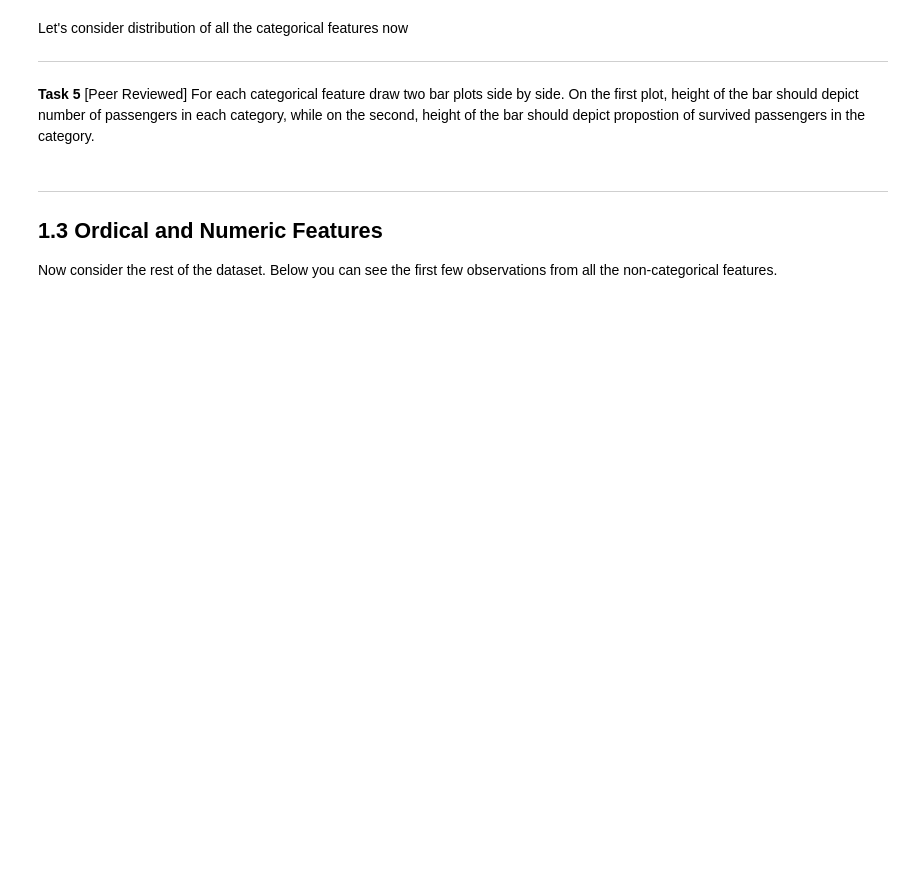
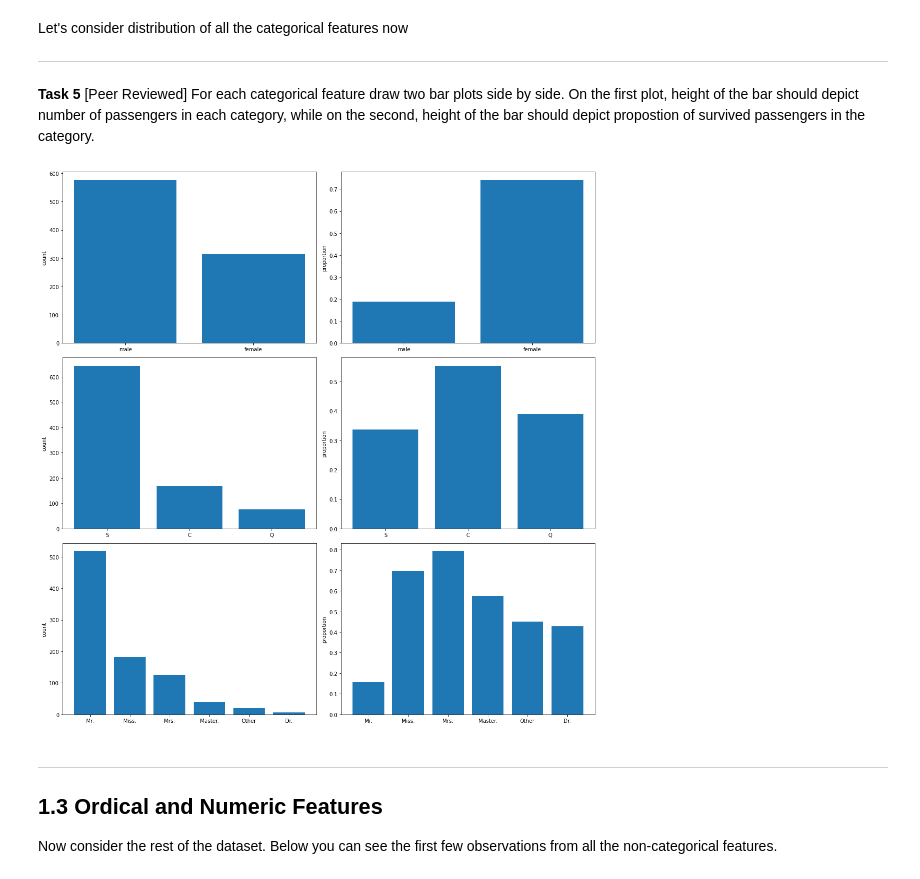
Before and after one commit to Gawainus/hse, a Jupyter notebook: mda_machine_learning/week4_graded/Week4.ipynb, the cells around one changed output. Drawn from its saved outputs; the diff is of its cells as text; code cells hidden in the pictures; blank space fills up the shorter version.

```diff
--- a/mda_machine_learning/week4_graded/Week4.ipynb
+++ b/mda_machine_learning/week4_graded/Week4.ipynb
@@ -99,2 +118,5 @@ raise NotImplementedError()
+# %%
+# YOUR CODE HERE
+titanic['Title'] = titanic.Name.str.extract(r'([a-zA-Z]+\.)')
 # %%
 print(titanic['Title'].value_counts())
@@ -110,3 +148,7 @@ raise NotImplementedError()
+# %%
+# YOUR CODE HERE
+proper_titles = titanic['Title'].value_counts()[titanic['Title'].value_counts() > 6].index.values
+titanic['Title'] = titanic['Title'].apply(lambda x: x if x in proper_titles else 'Other')
 # %%
 print(proper_titles)
 print()
@@ -121,2 +170,6 @@ raise NotImplementedError()
+# %%
+# YOUR CODE HERE
+# titanic.loc[:,titanic.dtypes == object]
+categ_columns = titanic.dtypes[titanic.dtypes == object].index.values
 # %%
 print(categ_columns)
@@ -135,5 +196,5 @@ Sometimes, categorical columns contain too many unique values, which do not have
 P.S. Remove the corresponding columns from the dataframe `titanic` and unpdate list of categorical feature `categ_columns` to contain only categorical features that are left.
 # %%
 # YOUR CODE HERE
-raise NotImplementedError()
+eff_categ_columns = categ_columns[titanic[categ_columns].nunique() <= 100]
 # %%
@@ -152,3 +218,23 @@ raise NotImplementedError()
+# %%
+# YOUR CODE HERE
+from cProfile import label
+
+
+fig, axes = plt.subplots(len(eff_categ_columns), 2, figsize=(15, 15))
+for i, col in enumerate(eff_categ_columns):
+    count = titanic[col].value_counts()
+    survided = titanic[['Survived', col]].groupby(col).sum() /titanic[['Survived', col]].groupby(col).count()
+    survided = survided.loc[count.index,:]
+
+    axes[i, 0].bar(count.index, count)
+    axes[i, 1].bar(survided.index, survided['Survived'])
+
+    axes[i, 0].set_ylabel('count')
+    axes[i, 1].set_ylabel('proportion')
+
+fig.tight_layout()
+# %% [output]
+[figure, added]
 # %% [markdown]
 ---
 ## 1.3 Ordical and Numeric Features <a class="anchor" id="rest_features"></a>
```
Also changed, not shown: parts of 41 cells of this notebook, 25 other files.
